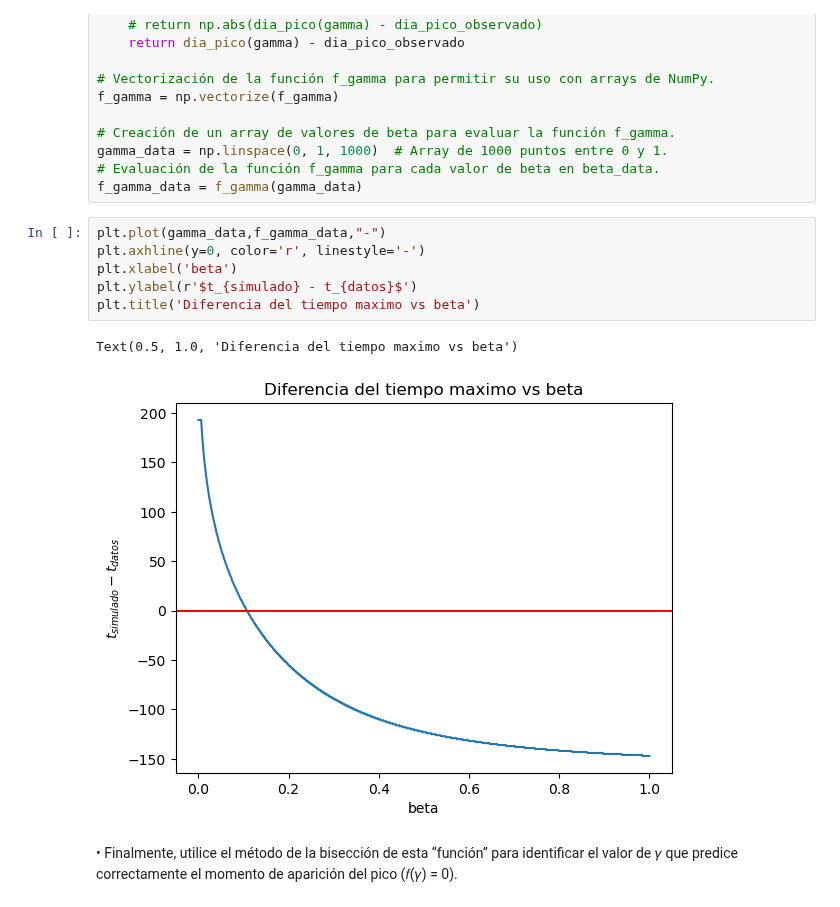
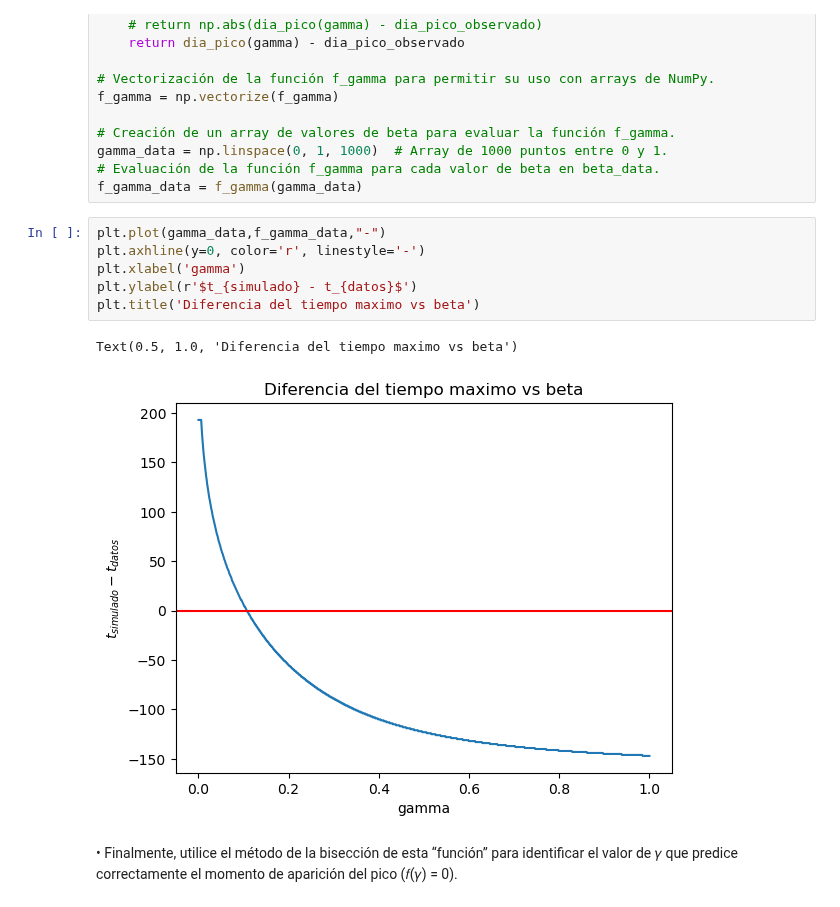
Before and after one commit to svargasro/Wildfire-Smoke-Spread-Over-Bogot-Workshops, a Jupyter notebook: Talleres/Taller 1/Modelo SIR/Modelo_SIR.ipynb, the cells around one changed output. Saved outputs shown, nothing was run; the diff lists cells and outputs as text.

```diff
--- a/Talleres/Taller 1/Modelo SIR/Modelo_SIR.ipynb
+++ b/Talleres/Taller 1/Modelo SIR/Modelo_SIR.ipynb
@@ -396,12 +396,12 @@ f_gamma_data = f_gamma(gamma_data)
 # %%
 plt.plot(gamma_data,f_gamma_data,"-")
 plt.axhline(y=0, color='r', linestyle='-')
-plt.xlabel('beta')
+plt.xlabel('gamma')
 plt.ylabel(r'$t_{simulado} - t_{datos}$')
 plt.title('Diferencia del tiempo maximo vs beta')
 # %% [output]
 Text(0.5, 1.0, 'Diferencia del tiempo maximo vs beta')
-[figure, old version]
+[figure, new version]
 # %% [markdown]
 • Finalmente, utilice el método de la bisección de esta “función” para identificar el valor de
 𝛾 que predice correctamente el momento de aparición del pico (𝑓(𝛾) = 0).
```
Also changed, not shown: parts of 3 cells of this notebook, 4 other files.
